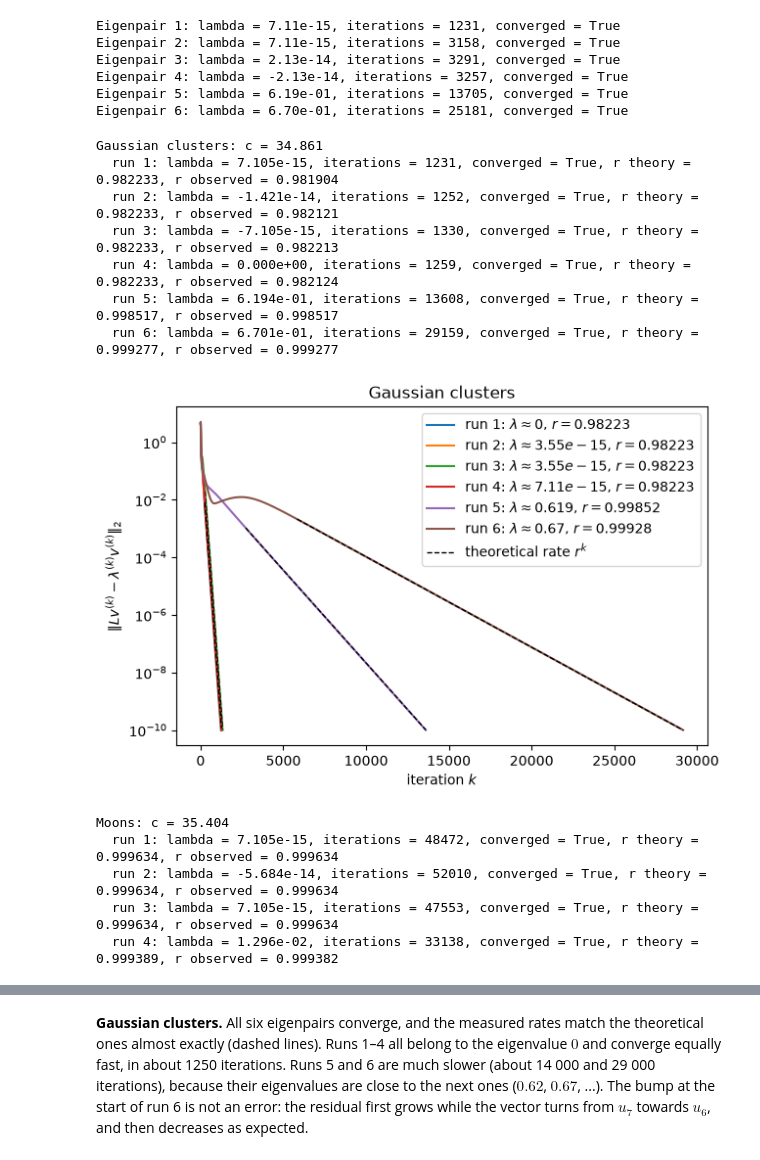
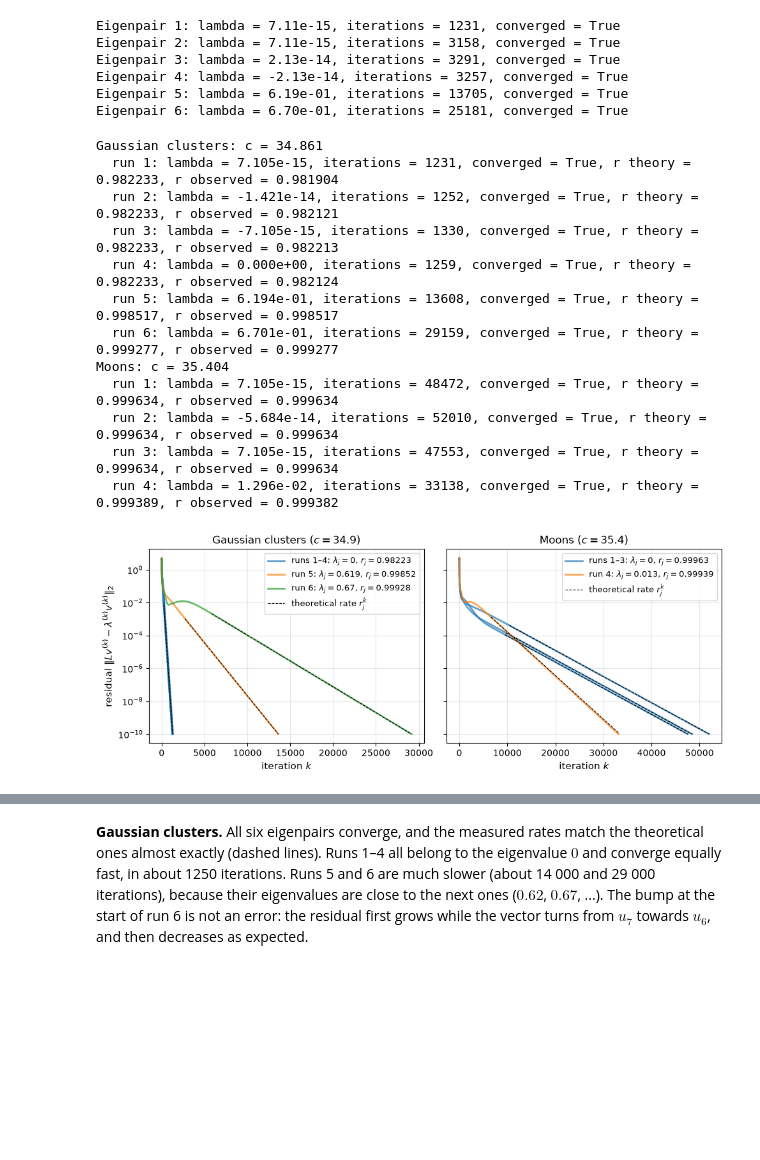
Before and after one commit to theaboge/spectral_clustering, a Jupyter notebook: handin.ipynb, the cells around one changed output, grey strips where cells are left out. Saved outputs shown, nothing was run; the diff lists cells and outputs as text; code cells hidden in the pictures; blank space fills up the shorter version.

```diff
--- a/handin.ipynb
+++ b/handin.ipynb
@@ -511,7 +511,7 @@ def theoretical_rate(lambdas, j, c, tol0):
     return (c - lambdas[i_next]) / (c - lambdas[j])
 
 
-def deflation_convergence(L, lambdas, n_pairs, name, tol=1e-10, maxiter=50000):
+def deflation_convergence(L, lambdas, n_pairs, name, ax, tol=1e-10, maxiter=50000):
     '''
     Compute the n_pairs smallest eigenpairs of L with shifted power iteration and deflation, and plot the
     residual history of each run against the theoretical rate r_j = (c - lambda_next) / (c - lambda_j).
@@ -521,6 +521,7 @@ def deflation_convergence(L, lambdas, n_pairs, name, tol=1e-10, maxiter=50000):
         lambdas: Reference eigenvalues of L in ascending order, np.array of shape (N,)
         n_pairs: The number of eigenpairs to compute
         name: Name of the data set, used in the title and printout
+        ax: Matplotlib axes to plot in
         tol: Tolerance for power iteration
         maxiter: The maximum number of iterations per run
 
@@ -539,52 +540,68 @@ def deflation_convergence(L, lambdas, n_pairs, name, tol=1e-10, maxiter=50000):
     for j in range(n_pairs):
         lam, v, n_iter, conv, hist = power_iteration(L, tol=tol, maxiter=maxiter, seed=j, c=c, found=found)
         found.append(v)
         lams.append(lam)
 
         # Theoretical rate: gap from lambda_{j+1} to the next distinct eigenvalue
         r = theoretical_rate(lambdas, j, c, tol0)
 
         # Observed rate from a log-linear fit, skipping the initial transient
         hist = np.array(hist)
         ks = np.arange(1, len(hist) + 1)
         k0 = len(hist) // 5
         r_obs = np.exp(np.polyfit(ks[k0:], np.log(hist[k0:]), 1)[0])
 
         runs.append(dict(j=j, r=r, hist=hist, ks=ks, k0=k0))
         print(f"  run {j+1}: lambda = {lam:.3e}, iterations = {n_iter}, converged = {conv}, "
               f"r theory = {r:.6f}, r observed = {r_obs:.6f}")
 
-    # Plot: one colour per run, theoretical rate as thin black dashed lines
-    fig, ax = plt.subplots(figsize=(7, 4.5))
-    for run in runs:
-        ks, k0 = run["ks"], run["k0"]
-        ax.semilogy(ks, run["hist"], lw=1.5,
-                    label=f"run {run['j'] + 1}: $\\lambda \\approx {lambdas[run['j']]:.3g}$, $r = {run['r']:.5f}$")
-        # Theory line after the transient
-        ax.semilogy(ks[k0:], run["hist"][k0 - 1] * run["r"]**(ks[k0:] - k0), "k--", lw=1)
+    # Plot: one colour per distinct eigenvalue (runs with the same eigenvalue share colour and legend entry)
+    groups = []
+    for j in range(n_pairs):
+        if j > 0 and abs(lambdas[j] - lambdas[j - 1]) < tol0:
+            groups[-1].append(j)
+        else:
+            groups.append([j])
 
-    ax.plot([], [], "k--", lw=1, label="theoretical rate $r^k$")   # one legend entry for all theory lines
-    ax.set_xlabel("iteration $k$")
-    ax.set_ylabel(r"$\|Lv^{(k)} - \lambda^{(k)} v^{(k)}\|_2$")
-    ax.set_title(name)
-    ax.legend()
-    plt.show()
+    colours = plt.rcParams["axes.prop_cycle"].by_key()["color"]
+    for colour, group in zip(colours, groups):
+        j0, j1 = group[0], group[-1]
+        runs_label = f"run {j0 + 1}" if j0 == j1 else f"runs {j0 + 1}–{j1 + 1}"
+        lam_label = "0" if abs(lambdas[j0]) < tol0 else f"{lambdas[j0]:.3g}"
+        for j in group:
+            run = runs[j]
+            ks, k0 = run["ks"], run["k0"]
+            ax.semilogy(ks, run["hist"], color=colour, lw=2, alpha=0.7,
+                        label=f"{runs_label}: $\\lambda_j = {lam_label}$, $r_j = {run['r']:.5f}$" if j == j0 else None)
+            # Theory line after the transient
+            ax.semilogy(ks[k0:], run["hist"][k0 - 1] * run["r"]**(ks[k0:] - k0), "k--", lw=0.8)
+
+    ax.plot([], [], "k--", lw=0.8, label="theoretical rate $r_j^k$")   # one legend entry for all theory lines
+    ax.set_xlabel("iteration $k$", fontsize=11)
+    ax.set_title(f"{name} ($c = {c:.1f}$)", fontsize=12)
+    ax.tick_params(labelsize=10)
+    ax.grid(alpha=0.3)
+    ax.legend(fontsize=9.5)
     return np.column_stack(found), np.array(lams)
 
 
-U_gauss, lams_gauss = deflation_convergence(L, lambdas, n_pairs=6, name="Gaussian clusters")
-U_moons, lams_moons = deflation_convergence(L_moons, lambdas_moons, n_pairs=4, name="Moons", maxiter=100000)
+fig, axes = plt.subplots(1, 2, figsize=(10, 4), sharey=True)
+U_gauss, lams_gauss = deflation_convergence(L, lambdas, n_pairs=6, name="Gaussian clusters", ax=axes[0])
+U_moons, lams_moons = deflation_convergence(L_moons, lambdas_moons, n_pairs=4, name="Moons", ax=axes[1], maxiter=100000)
+axes[0].set_ylabel(r"residual $\|Lv^{(k)} - \lambda^{(k)} v^{(k)}\|_2$", fontsize=11)
+fig.tight_layout()
+plt.show()
 # %% [output]
 Gaussian clusters: c = 34.861
   run 1: lambda = 7.105e-15, iterations = 1231, converged = True, r theory = 0.982233, r observed = 0.981904
   run 2: lambda = -1.421e-14, iterations = 1252, converged = True, r theory = 0.982233, r observed = 0.982121
   run 3: lambda = -7.105e-15, iterations = 1330, converged = True, r theory = 0.982233, r observed = 0.982213
   run 4: lambda = 0.000e+00, iterations = 1259, converged = True, r theory = 0.982233, r observed = 0.982124
   run 5: lambda = 6.194e-01, iterations = 13608, converged = True, r theory = 0.998517, r observed = 0.998517
   run 6: lambda = 6.701e-01, iterations = 29159, converged = True, r theory = 0.999277, r observed = 0.999277
+Moons: c = 35.404
+  run 1: lambda = 7.105e-15, iterations = 48472, converged = True, r theory = 0.999634, r observed = 0.999634
+  run 2: lambda = -5.684e-14, iterations = 52010, converged = True, r theory = 0.999634, r observed = 0.999634
+  run 3: lambda = 7.105e-15, iterations = 47553, converged = True, r theory = 0.999634, r observed = 0.999634
+  run 4: lambda = 1.296e-02, iterations = 33138, converged = True, r theory = 0.999389, r observed = 0.999382
-[figure, old version]
+[figure, new version]
-Moons: c = 35.404
-  run 1: lambda = 7.105e-15, iterations = 48472, converged = True, r theory = 0.999634, r observed = 0.999634
-  run 2: lambda = -5.684e-14, iterations = 52010, converged = True, r theory = 0.999634, r observed = 0.999634
-  run 3: lambda = 7.105e-15, iterations = 47553, converged = True, r theory = 0.999634, r observed = 0.999634
-  run 4: lambda = 1.296e-02, iterations = 33138, converged = True, r theory = 0.999389, r observed = 0.999382
```
Also changed, not shown: parts of 20 cells of this notebook.
